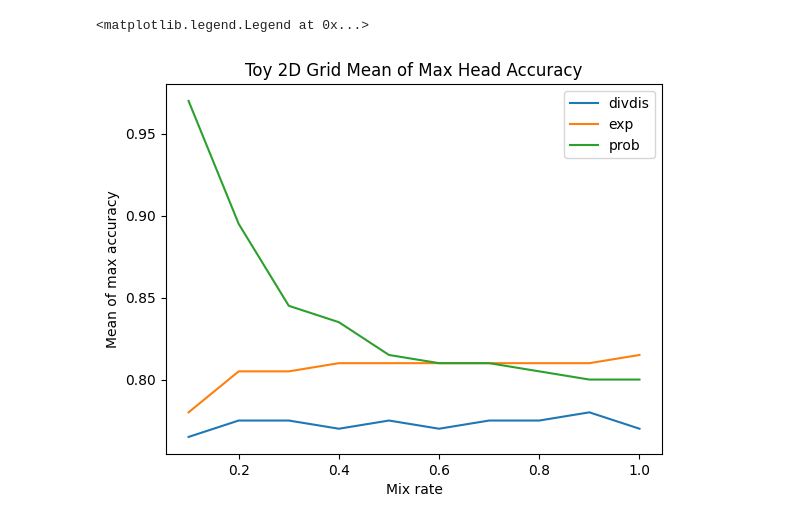
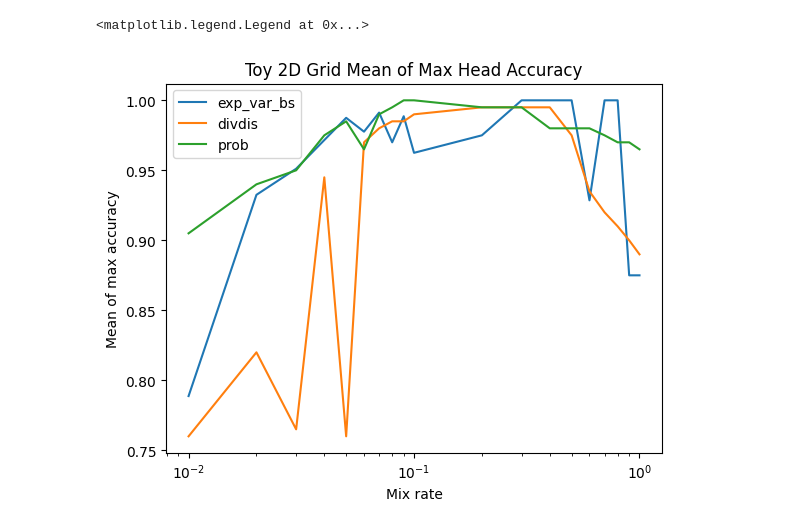
Before and after one commit to oliveradk/diverse-gen, a Jupyter notebook: toy_2d_mix_rate_sweep_results.ipynb, the cells around one changed output. Saved outputs shown, nothing was run; the diff lists cells and outputs as text; code cells hidden in the pictures.

Commit message:
change batch size for ACE-exp according to mix rate

```diff
--- a/toy_2d_mix_rate_sweep_results.ipynb
+++ b/toy_2d_mix_rate_sweep_results.ipynb
@@ -4,6 +4,8 @@ from collections import defaultdict
 import json
 # %%
 metrics_dir = 'metrics'
+# %%
+exp_var_bs = True
 # %%
 # get all files in metrics dir
 metrics_files = [f for f in os.listdir(metrics_dir) if os.path.isfile(os.path.join(metrics_dir, f))]
@@ -11,6 +13,13 @@ metrics_files = [f for f in os.listdir(metrics_dir) if os.path.isfile(os.path.jo
 metrics_groups = defaultdict(list)
 for f in metrics_files:
     group = f.split('_')[0]
+    if group == 'exp':
+        # get target batch size
+        target_bs = int(f.split('_')[13][3:])
+        if exp_var_bs and target_bs == 100:
+            continue
+        elif not exp_var_bs and target_bs != 100:
+            continue
     metrics_groups[group].append(f)
 # get mix rate (5th part of file name) and sort by it
 for group, files in metrics_groups.items():
@@ -34,20 +43,23 @@ for group, files in metrics_groups.items():
 # %%
 # for each loss function, plot mean of max(acc_0, acc_1) and max(acc_0_alt, acc_1_alt) for each mix rate
 import matplotlib.pyplot as plt
 import numpy as np
 
 for group, data in metrics.items():
     mix_rates = list(map(float, data.keys()))
     acc_0 = np.array([v['acc_0'] for v in data.values()])
     acc_1 = np.array([v['acc_1'] for v in data.values()])
     acc_0_alt = np.array([v['acc_0_alt'] for v in data.values()])
     acc_1_alt = np.array([v['acc_1_alt'] for v in data.values()])
     mean_acc = np.mean(np.vstack([np.maximum(acc_0, acc_1), np.maximum(acc_0_alt, acc_1_alt)]), axis=0)
+    if group == 'exp' and exp_var_bs:
+        group = 'exp_var_bs'
     plt.plot(mix_rates, mean_acc, label=group)
 plt.xlabel('Mix rate')
 plt.ylabel('Mean of max accuracy')
 plt.title('Toy 2D Grid Mean of Max Head Accuracy')
+plt.xscale('log')
 plt.legend()
 # %% [output]
 <matplotlib.legend.Legend at 0x...>
-[figure, old version]
+[figure, new version]
```
Also changed, not shown: 1 other file.
